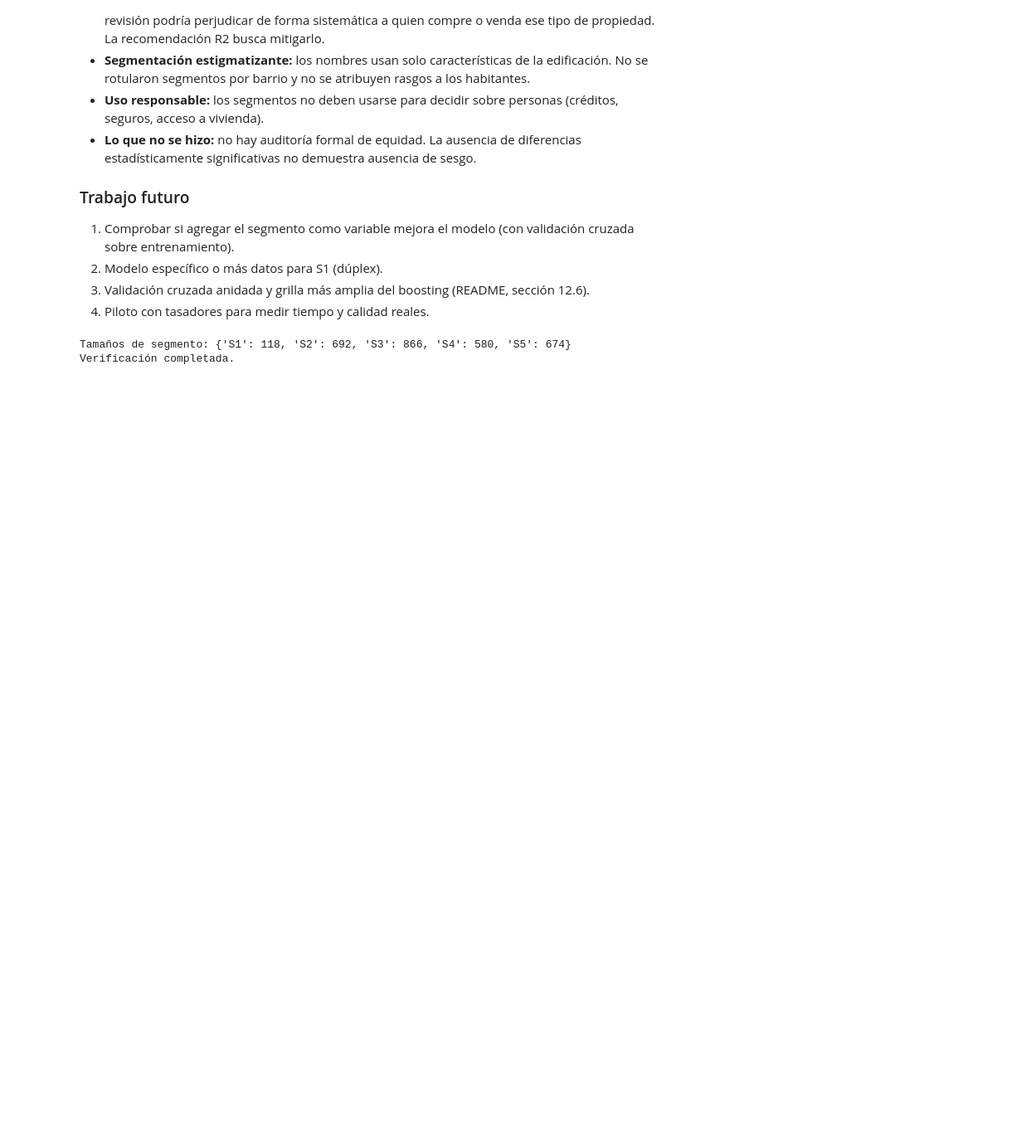
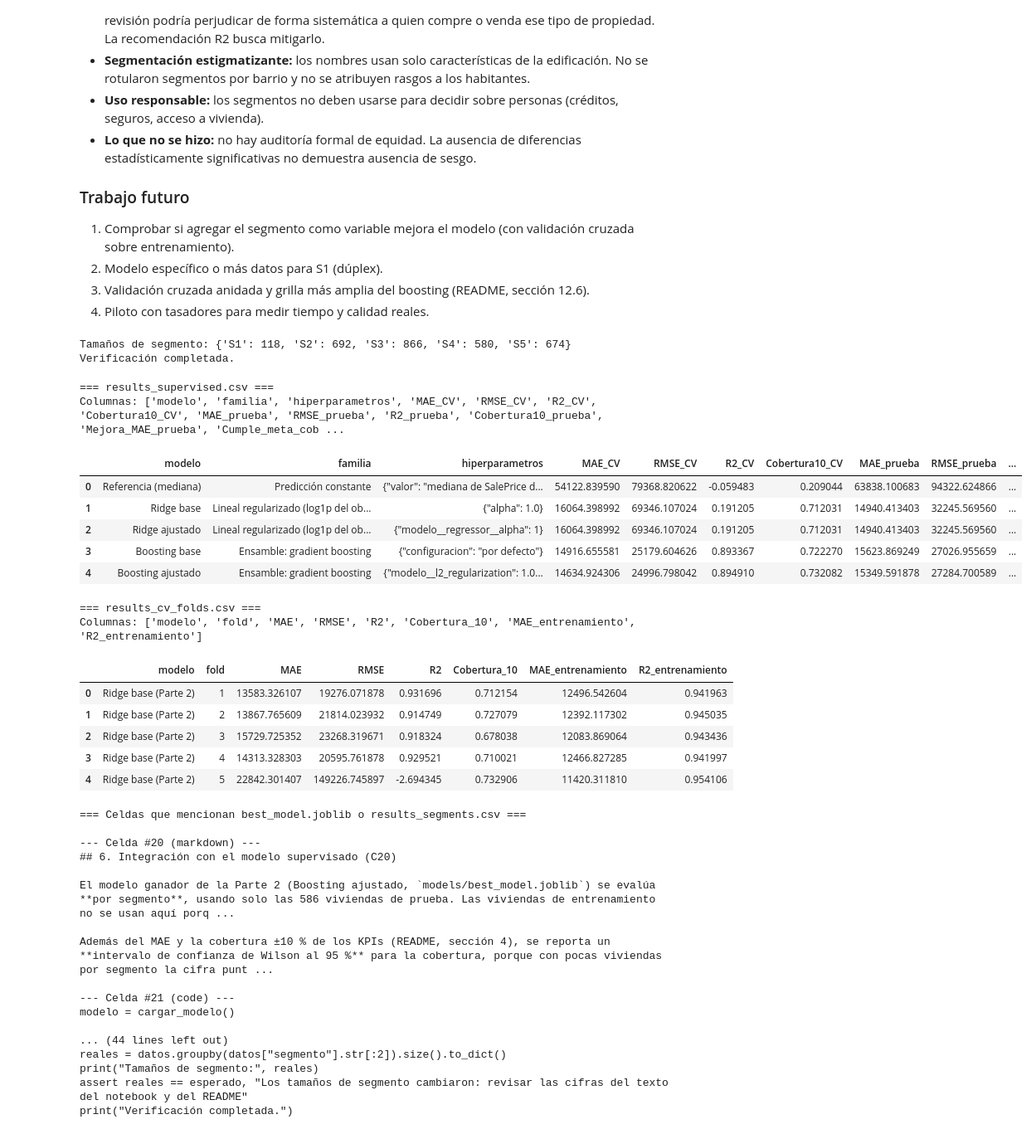
Before and after one commit to gpatrick20/Proyecto_ML_housing, a Jupyter notebook: notebooks/03_no_supervisado_y_conclusiones.ipynb, the cells around one changed output. Shown at 83% size. Drawn from its saved outputs; the diff is of its cells as text; code cells hidden in the pictures; blank space fills up the shorter version.

Commit message:
Cierre Parte 3 (IE12): seleccion Stacking, test estadistico, segmentos, README y presentacion EP3

```diff
--- a/notebooks/03_no_supervisado_y_conclusiones.ipynb
+++ b/notebooks/03_no_supervisado_y_conclusiones.ipynb
@@ -524,3 +524,71 @@ print("Verificación completada.")
 # %% [output]
 Tamaños de segmento: {'S1': 118, 'S2': 692, 'S3': 866, 'S4': 580, 'S5': 674}
 Verificación completada.
+# %%
+import json
+from pathlib import Path
+import pandas as pd
+
+# Si ya corriste la celda 1, ROOT y MODELS ya existen; esto sirve como respaldo:
+directorio_actual = Path.cwd()
+ROOT = (
+    directorio_actual
+    if (directorio_actual / "src").is_dir()
+    else directorio_actual.parent
+)
+MODELS_DIR = ROOT / "models"
+
+for nombre_csv in ["results_supervised.csv", "results_cv_folds.csv"]:
+  ruta_csv = MODELS_DIR / nombre_csv
+  print(f"=== {nombre_csv} ===")
+  if ruta_csv.exists():
+    df_preview = pd.read_csv(ruta_csv, nrows=5)
+    print("Columnas:", list(df_preview.columns))
+    display(df_preview)
+  else:
+    print("No encontrado en:", ruta_csv)
+
+# Buscar en este notebook y en src/ dónde aparecen best_model.joblib o results_segments.csv
+nb_path = ROOT / "notebooks" / "03_no_supervisado_y_conclusiones.ipynb"
+if nb_path.exists():
+  nb = json.loads(nb_path.read_text(encoding="utf-8"))
+  print("\n=== Celdas que mencionan best_model.joblib o results_segments.csv ===")
+  for idx, cell in enumerate(nb.get("cells", [])):
+    src_text = "".join(cell.get("source", []))
+    if "best_model.joblib" in src_text or "results_segments.csv" in src_text:
+      print(f"\n--- Celda #{idx} ({cell.get('cell_type')}) ---")
+      print(src_text)
+# %% [output]
+=== results_supervised.csv ===
+Columnas: ['modelo', 'familia', 'hiperparametros', 'MAE_CV', 'RMSE_CV', 'R2_CV', 'Cobertura10_CV', 'MAE_prueba', 'RMSE_prueba', 'R2_prueba', 'Cobertura10_prueba', 'Mejora_MAE_prueba', 'Cumple_meta_cob ...
+|  | modelo | familia | hiperparametros | MAE_CV | RMSE_CV | R2_CV | Cobertura10_CV | MAE_prueba | RMSE_prueba | ... |
+| 0 | Referencia (mediana) | Predicción constante | {"valor": "mediana de SalePrice d... | 54122.839590 | 79368.820622 | -0.059483 | 0.209044 | 63838.100683 | 94322.624866 | ... |
+| 1 | Ridge base | Lineal regularizado (log1p del ob... | {"alpha": 1.0} | 16064.398992 | 69346.107024 | 0.191205 | 0.712031 | 14940.413403 | 32245.569560 | ... |
+| 2 | Ridge ajustado | Lineal regularizado (log1p del ob... | {"modelo__regressor__alpha": 1} | 16064.398992 | 69346.107024 | 0.191205 | 0.712031 | 14940.413403 | 32245.569560 | ... |
+| 3 | Boosting base | Ensamble: gradient boosting | {"configuracion": "por defecto"} | 14916.655581 | 25179.604626 | 0.893367 | 0.722270 | 15623.869249 | 27026.955659 | ... |
+| 4 | Boosting ajustado | Ensamble: gradient boosting | {"modelo__l2_regularization": 1.0... | 14634.924306 | 24996.798042 | 0.894910 | 0.732082 | 15349.591878 | 27284.700589 | ... |
+=== results_cv_folds.csv ===
+Columnas: ['modelo', 'fold', 'MAE', 'RMSE', 'R2', 'Cobertura_10', 'MAE_entrenamiento', 'R2_entrenamiento']
+|  | modelo | fold | MAE | RMSE | R2 | Cobertura_10 | MAE_entrenamiento | R2_entrenamiento |
+| 0 | Ridge base (Parte 2) | 1 | 13583.326107 | 19276.071878 | 0.931696 | 0.712154 | 12496.542604 | 0.941963 |
+| 1 | Ridge base (Parte 2) | 2 | 13867.765609 | 21814.023932 | 0.914749 | 0.727079 | 12392.117302 | 0.945035 |
+| 2 | Ridge base (Parte 2) | 3 | 15729.725352 | 23268.319671 | 0.918324 | 0.678038 | 12083.869064 | 0.943436 |
+| 3 | Ridge base (Parte 2) | 4 | 14313.328303 | 20595.761878 | 0.929521 | 0.710021 | 12466.827285 | 0.941997 |
+| 4 | Ridge base (Parte 2) | 5 | 22842.301407 | 149226.745897 | -2.694345 | 0.732906 | 11420.311810 | 0.954106 |
+=== Celdas que mencionan best_model.joblib o results_segments.csv ===
+
+--- Celda #20 (markdown) ---
+## 6. Integración con el modelo supervisado (C20)
+
+El modelo ganador de la Parte 2 (Boosting ajustado, `models/best_model.joblib`) se evalúa **por segmento**, usando solo las 586 viviendas de prueba. Las viviendas de entrenamiento no se usan aquí porq ...
+
+Además del MAE y la cobertura ±10 % de los KPIs (README, sección 4), se reporta un **intervalo de confianza de Wilson al 95 %** para la cobertura, porque con pocas viviendas por segmento la cifra punt ...
+
+--- Celda #21 (code) ---
+modelo = cargar_modelo()
+
+... (44 lines left out)
+reales = datos.groupby(datos["segmento"].str[:2]).size().to_dict()
+print("Tamaños de segmento:", reales)
+assert reales == esperado, "Los tamaños de segmento cambiaron: revisar las cifras del texto del notebook y del README"
+print("Verificación completada.")
```
Also changed, not shown: parts of 1 cell of this notebook, 13 other files.
